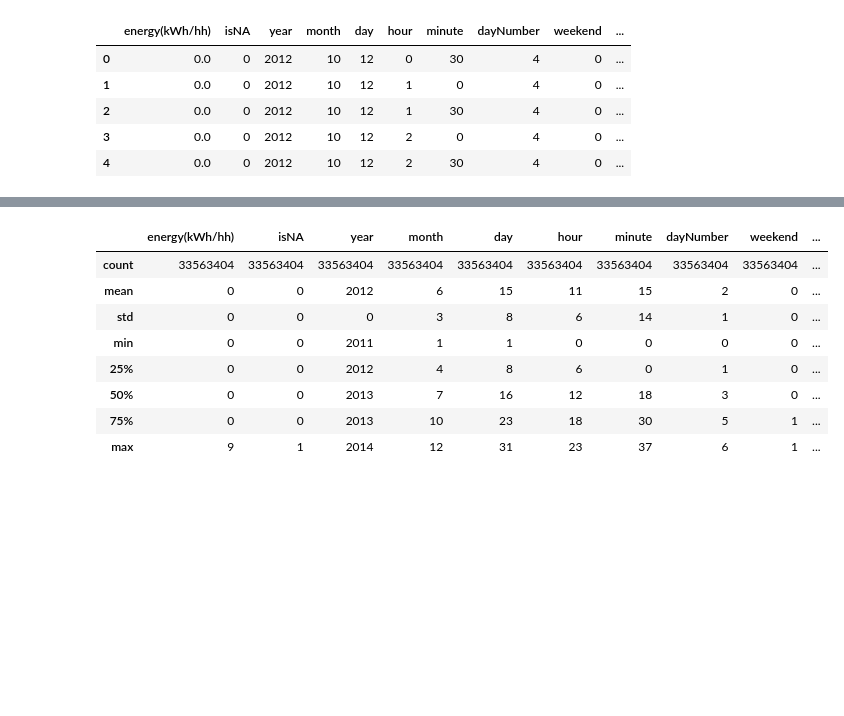
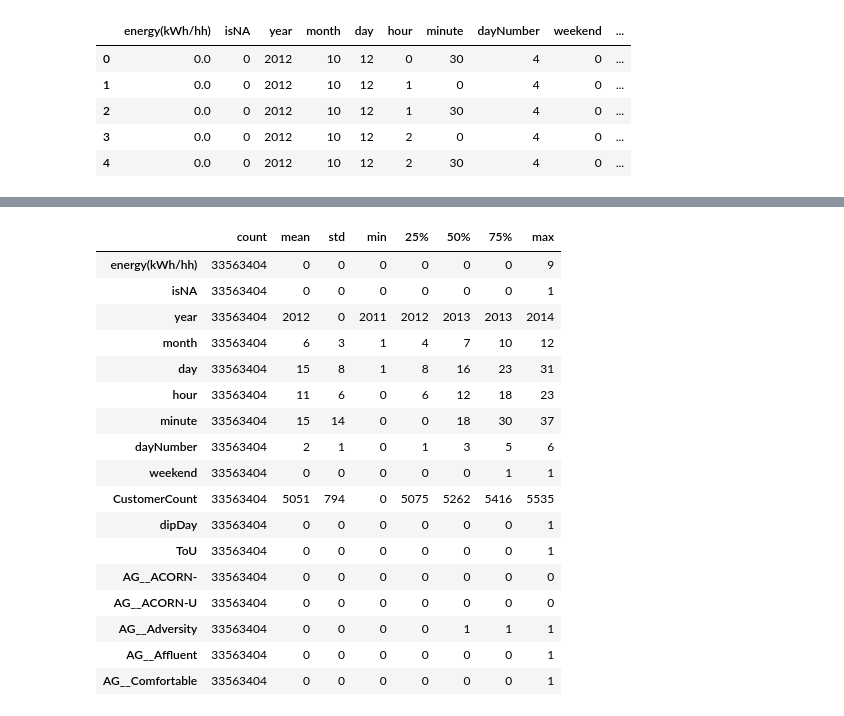
Before and after one commit to brepowell/EnergyConsumption, a Jupyter notebook: LondonDataFeatureEngineering.ipynb, the cells around one changed output, grey strips where cells are left out. Drawn from its saved outputs; the diff is of its cells as text; code cells hidden in the pictures; blank space fills up the shorter version.

```diff
--- a/LondonDataFeatureEngineering.ipynb
+++ b/LondonDataFeatureEngineering.ipynb
@@ -756,13 +765,22 @@ train_df.describe().astype(int)
 # %%
-val_df.describe().astype(int)
+val_df.describe().astype(int).transpose()
 # %% [output]
-|  | energy(kWh/hh) | isNA | year | month | day | hour | minute | dayNumber | weekend | ... |
-| count | 33563404 | 33563404 | 33563404 | 33563404 | 33563404 | 33563404 | 33563404 | 33563404 | 33563404 | ... |
-| mean | 0 | 0 | 2012 | 6 | 15 | 11 | 15 | 2 | 0 | ... |
-| std | 0 | 0 | 0 | 3 | 8 | 6 | 14 | 1 | 0 | ... |
-| min | 0 | 0 | 2011 | 1 | 1 | 0 | 0 | 0 | 0 | ... |
-| 25% | 0 | 0 | 2012 | 4 | 8 | 6 | 0 | 1 | 0 | ... |
-| 50% | 0 | 0 | 2013 | 7 | 16 | 12 | 18 | 3 | 0 | ... |
-| 75% | 0 | 0 | 2013 | 10 | 23 | 18 | 30 | 5 | 1 | ... |
-| max | 9 | 1 | 2014 | 12 | 31 | 23 | 37 | 6 | 1 | ... |
+|  | count | mean | std | min | 25% | 50% | 75% | max |
+| energy(kWh/hh) | 33563404 | 0 | 0 | 0 | 0 | 0 | 0 | 9 |
+| isNA | 33563404 | 0 | 0 | 0 | 0 | 0 | 0 | 1 |
+| year | 33563404 | 2012 | 0 | 2011 | 2012 | 2013 | 2013 | 2014 |
+| month | 33563404 | 6 | 3 | 1 | 4 | 7 | 10 | 12 |
+| day | 33563404 | 15 | 8 | 1 | 8 | 16 | 23 | 31 |
+| hour | 33563404 | 11 | 6 | 0 | 6 | 12 | 18 | 23 |
+| minute | 33563404 | 15 | 14 | 0 | 0 | 18 | 30 | 37 |
+| dayNumber | 33563404 | 2 | 1 | 0 | 1 | 3 | 5 | 6 |
+| weekend | 33563404 | 0 | 0 | 0 | 0 | 0 | 1 | 1 |
+| CustomerCount | 33563404 | 5051 | 794 | 0 | 5075 | 5262 | 5416 | 5535 |
+| dipDay | 33563404 | 0 | 0 | 0 | 0 | 0 | 0 | 1 |
+| ToU | 33563404 | 0 | 0 | 0 | 0 | 0 | 0 | 1 |
+| AG__ACORN- | 33563404 | 0 | 0 | 0 | 0 | 0 | 0 | 0 |
+| AG__ACORN-U | 33563404 | 0 | 0 | 0 | 0 | 0 | 0 | 0 |
+| AG__Adversity | 33563404 | 0 | 0 | 0 | 0 | 1 | 1 | 1 |
+| AG__Affluent | 33563404 | 0 | 0 | 0 | 0 | 0 | 0 | 1 |
+| AG__Comfortable | 33563404 | 0 | 0 | 0 | 0 | 0 | 0 | 1 |
 # %%
```
Also changed, not shown: parts of 2 cells of this notebook, 1 other file.
